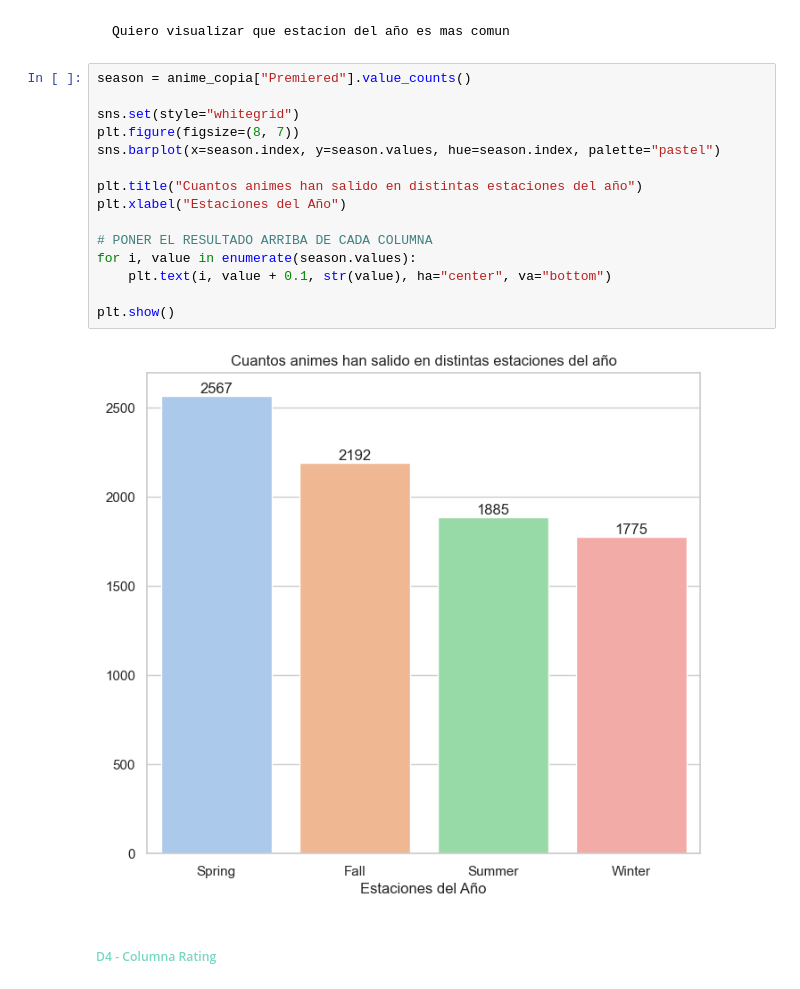
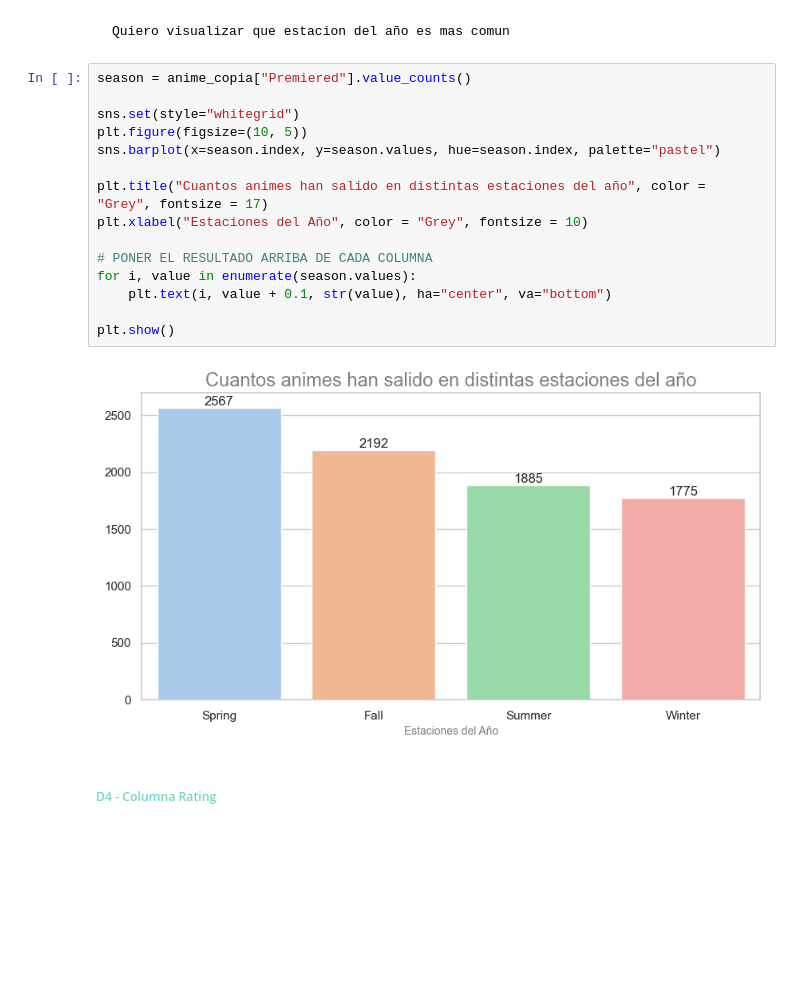
Before and after one commit to AmyGaarcia/DS_PT_09_2023, a Jupyter notebook: Data_Analysis/EDA/1-Definicion_EDA ANIME_Filtrado_prueba.ipynb, the cells around one changed output. Saved outputs shown, nothing was run; the diff lists cells and outputs as text; blank space fills up the shorter version.

```diff
--- a/Data_Analysis/EDA/1-Definicion_EDA ANIME_Filtrado_prueba.ipynb
+++ b/Data_Analysis/EDA/1-Definicion_EDA ANIME_Filtrado_prueba.ipynb
@@ -458,20 +458,20 @@ array(['Spring', 'Fall', 'Summer', 'Winter'], dtype=object)
 # %%
 season = anime_copia["Premiered"].value_counts()
 
 sns.set(style="whitegrid")
-plt.figure(figsize=(8, 7))
+plt.figure(figsize=(10, 5))
 sns.barplot(x=season.index, y=season.values, hue=season.index, palette="pastel")
 
-plt.title("Cuantos animes han salido en distintas estaciones del año")
-plt.xlabel("Estaciones del Año")
+plt.title("Cuantos animes han salido en distintas estaciones del año", color = "Grey", fontsize = 17)
+plt.xlabel("Estaciones del Año", color = "Grey", fontsize = 10)
 
 # PONER EL RESULTADO ARRIBA DE CADA COLUMNA
 for i, value in enumerate(season.values):
     plt.text(i, value + 0.1, str(value), ha="center", va="bottom")
 
 plt.show()
 # %% [output]
-[figure, old version]
+[figure, new version]
 # %% [markdown]
 ##### <span style="color:#76D7C4"> D4 - Columna Rating </span>
 # %% [markdown]
```
